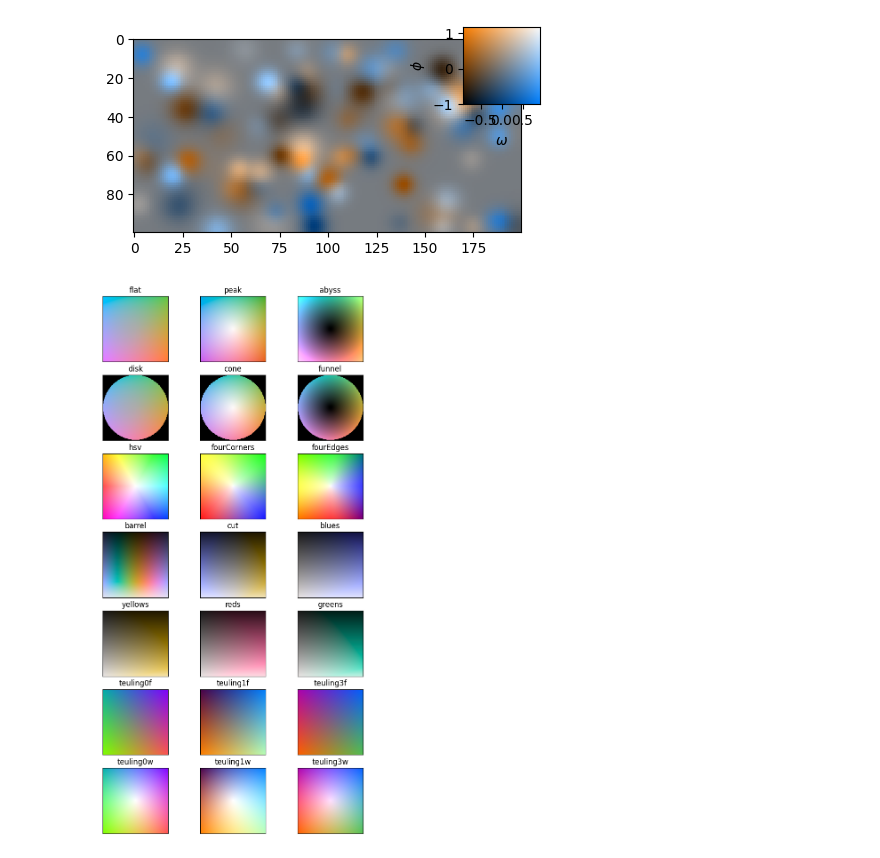
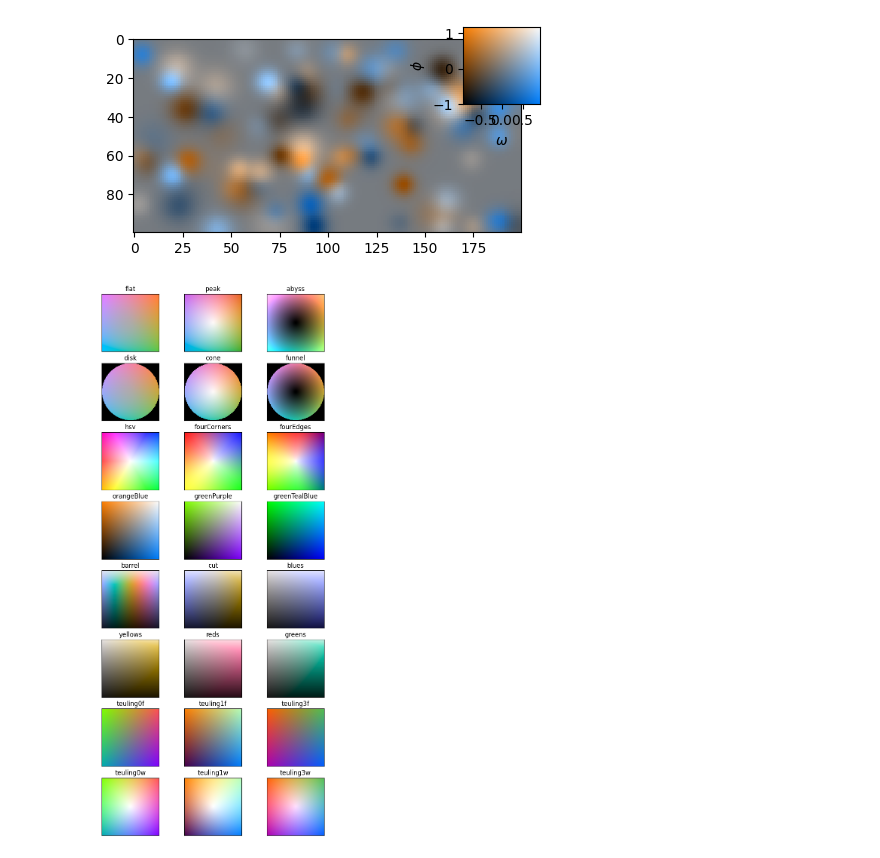
Before and after one commit to trygvrad/colorstamps, a Jupyter notebook: examples/colorstamps_misc.ipynb, the cells around one changed output. Saved outputs shown, nothing was run; the diff lists cells and outputs as text; code cells hidden in the pictures.

```diff
--- a/examples/colorstamps_misc.ipynb
+++ b/examples/colorstamps_misc.ipynb
@@ -20,28 +20,30 @@ overlaid_ax.set_xlabel(r'$\omega$')
 Text(0.5, 0, '$\\omega$')
 [figure]
 # %%
-names = ['flat',  'peak', 'abyss', 'disk','cone',
-        'funnel', 'hsv', 'fourCorners',
-         'fourEdges', 'barrel', 'cut', 'blues',
+names = ['flat',  'peak', 'abyss',
+         'disk','cone','funnel',
+         'hsv', 'fourCorners', 'fourEdges',
+         'orangeBlue', 'greenPurple', 'greenTealBlue',
+         'barrel', 'cut', 'blues',
          'yellows', 'reds', 'greens',
-        'teuling0f', 'teuling1f', 'teuling3f',
-        'teuling0w', 'teuling1w', 'teuling3w']
+         'teuling0f', 'teuling1f', 'teuling3f',
+         'teuling0w', 'teuling1w', 'teuling3w']
 
-fig, axes = plt.subplots(7,3, figsize = (8,16), dpi = 100)
+fig, axes = plt.subplots(8,3, figsize = (8,19), dpi = 100)
 axes = axes.ravel()
 
 for i, name in enumerate(names):
     cmap = colorstamps.stamps.get_cmap(name)
-    axes[i].imshow(cmap)
+    axes[i].imshow(cmap, origin = 'lower')
     axes[i].set_title(name)
 
 
 for ax in axes:
         ax.set_xticks([])
         ax.set_yticks([])
 fig.patch.set_facecolor('white')
 # %% [output]
-[figure, old version]
+[figure, new version]
 # %%
 import matplotlib.pyplot as plt
 #import colorstamps
```
Also changed, not shown: parts of 2 cells of this notebook, 26 other files.
